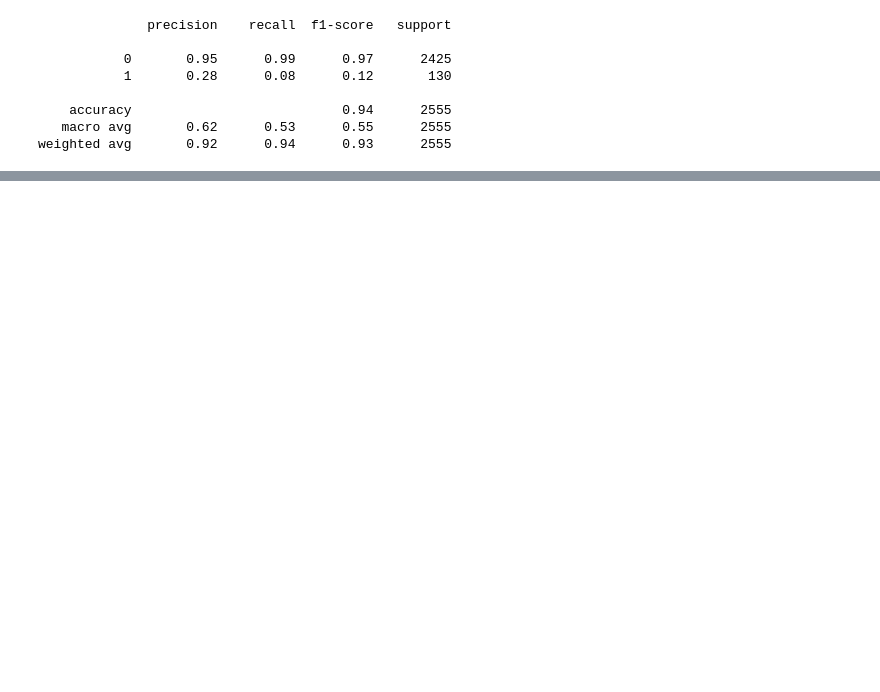
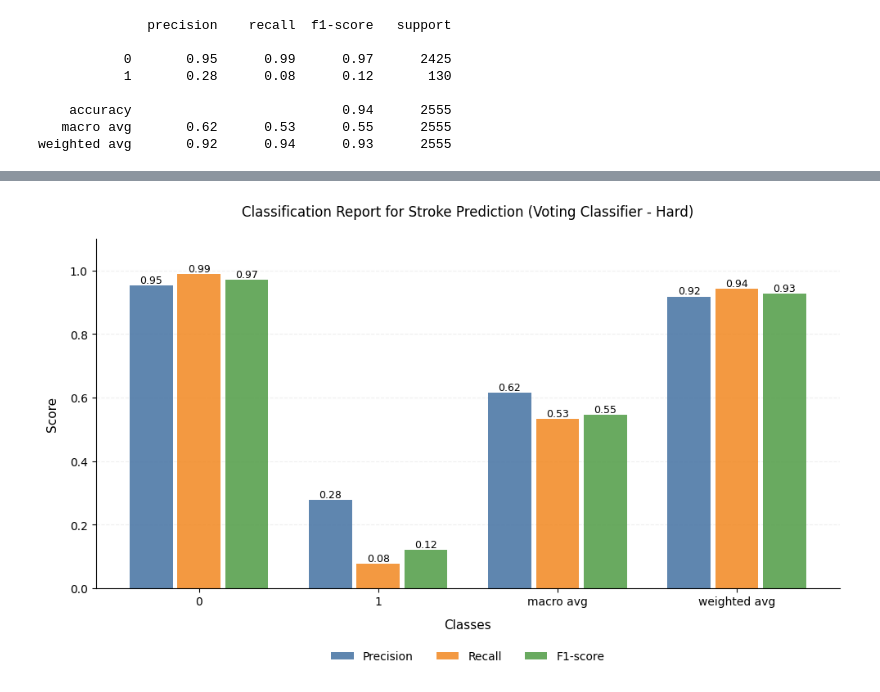
Before and after one commit to Visheshpgowda/disease-prediction-app, a Jupyter notebook: backend/app/models/stroke.ipynb, the cells around one changed output, grey strips where cells are left out. Drawn from its saved outputs; the diff is of its cells as text; code cells hidden in the pictures; blank space fills up the shorter version.

```diff
--- a/backend/app/models/stroke.ipynb
+++ b/backend/app/models/stroke.ipynb
@@ -606,2 +586,0 @@ VotingClassifier(estimators=[('ann',
-# %%
-y_pred = voting_clf.predict(X_test)
@@ -612,3 +678,88 @@ Voting Classifier Accuracy: 0.9475538160469668
+# %%
+import matplotlib.pyplot as plt
+import seaborn as sns
+from sklearn.metrics import classification_report
+import pandas as pd
+import numpy as np
+
+def plot_classification_metrics(Y_test, y_pred):
+    # Get classification report
+    report = classification_report(Y_test, y_pred, output_dict=True)
+
+    # Convert to dataframe and prepare data
+    df = pd.DataFrame(report).transpose()
+    df = df.drop(['support', 'accuracy'], errors='ignore')
+
+    # Set style
+    plt.style.use('default')
+
+    # Create figure
+    fig, ax = plt.subplots(figsize=(10, 6), dpi=100)
+
+    # Set position of bars
+    x = np.arange(len(df.index))
+    total_width = 0.8
+    width = total_width / 3  # Width of each bar
+
+    # Professional color scheme
+    colors = ['#4e79a7', '#f28e2c', '#59a14f']  # Blue, Orange, Green
+
+    # Create bars with better spacing
+    bars1 = ax.bar(x - width, df['precision'], width * 0.9,
+                  label='Precision', color=colors[0], alpha=0.9)
+    bars2 = ax.bar(x, df['recall'], width * 0.9,
+                  label='Recall', color=colors[1], alpha=0.9)
+    bars3 = ax.bar(x + width, df['f1-score'], width * 0.9,
+                  label='F1-score', color=colors[2], alpha=0.9)
+
+    # Customize the plot
+    ax.set_xlabel('Classes', fontsize=11, labelpad=10)
+    ax.set_ylabel('Score', fontsize=11, labelpad=10)
+    ax.set_title('Classification Report for Stroke Prediction (Voting Classifier - Hard)', fontsize=12, pad=20)
+
+    # Set x-axis ticks
+    plt.xticks(x, df.index, rotation=0)
+
+    # Add horizontal grid lines only
+    ax.yaxis.grid(True, linestyle='--', alpha=0.2)
+    ax.set_axisbelow(True)
+
+    # Remove top and right spines
+    ax.spines['top'].set_visible(False)
+    ax.spines['right'].set_visible(False)
+
+    # Add value labels with better positioning
+    def add_value_labels(bars):
+        for bar in bars:
+            height = bar.get_height()
+            ax.text(bar.get_x() + bar.get_width()/2, height,
+                   f'{height:.2f}',
+                   ha='center', va='bottom', fontsize=9,
+                   fontweight='medium')
+
+    add_value_labels(bars1)
+    add_value_labels(bars2)
+    add_value_labels(bars3)
+
+    # Customize legend
+    ax.legend(loc='upper center', bbox_to_anchor=(0.5, -0.15),
+             ncol=3, frameon=False, fontsize=10)
+
+    # Set y-axis limits with some padding
+    plt.ylim(0, 1.1)
+
+    # Set y-axis ticks
+    plt.yticks(np.arange(0, 1.1, 0.2))
+
+    # Adjust layout
+    plt.tight_layout()
+
+    return fig
+
+# Call the function
+fig = plot_classification_metrics(Y_test, y_pred)
+# %% [output]
+[figure, added]
 # %%
 # from sklearn.model_selection import train_test_split
 # from sklearn.tree import DecisionTreeClassifier
```
Also changed, not shown: parts of 19 cells of this notebook, 10 other files.
